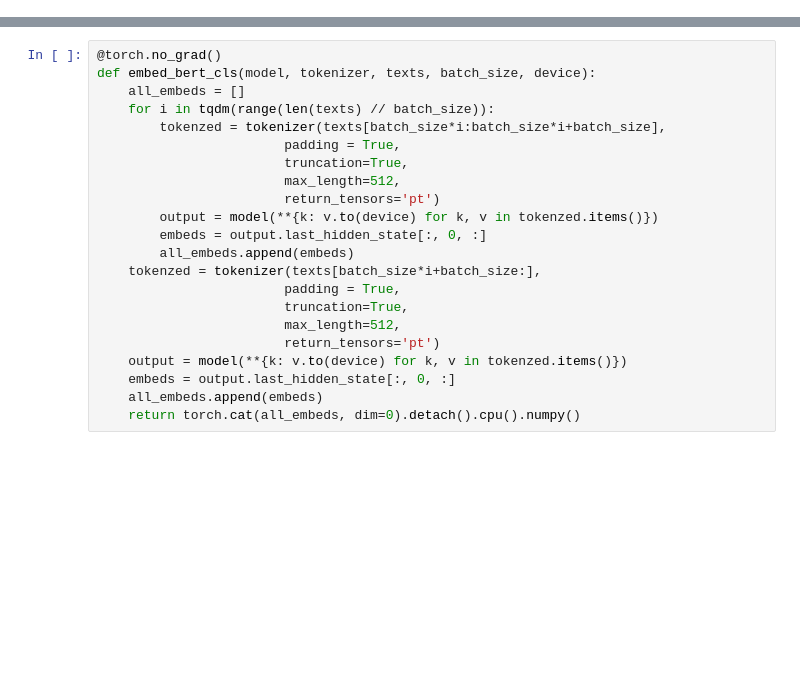
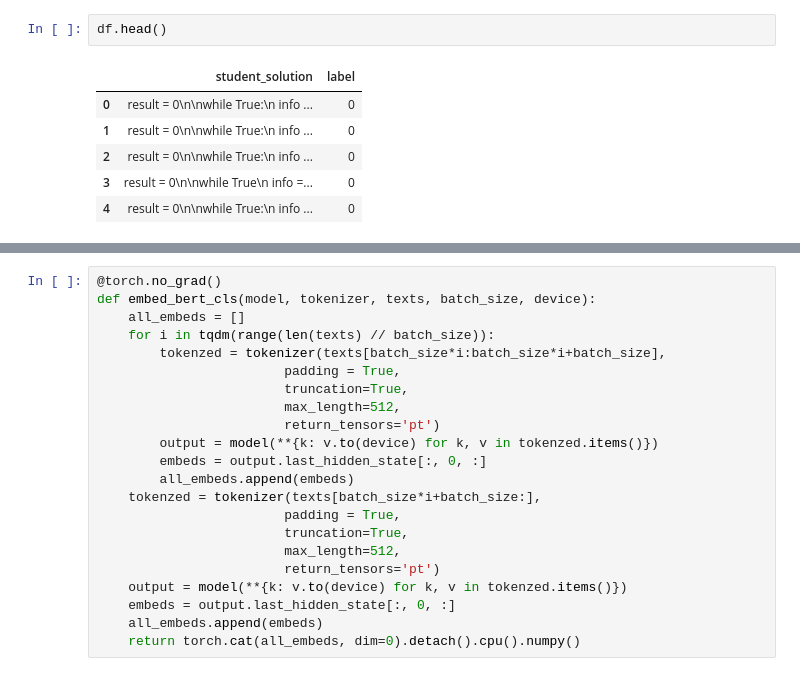
Before and after one commit to sheep-shaun/HSE-AI-Assistant-Hack, a Jupyter notebook: notebooks/ood_catboost.ipynb, the cells around one changed output, grey strips where cells are left out. Drawn from its saved outputs; the diff is of its cells as text; blank space fills up the shorter version.

```diff
--- a/notebooks/ood_catboost.ipynb
+++ b/notebooks/ood_catboost.ipynb
@@ -11,0 +22,9 @@ import matplotlib.pyplot as plt
+# %%
+df.head()
+# %% [output]
+|  | student_solution | label |
+| 0 | result = 0\n\nwhile True:\n info ... | 0 |
+| 1 | result = 0\n\nwhile True:\n info ... | 0 |
+| 2 | result = 0\n\nwhile True:\n info ... | 0 |
+| 3 | result = 0\n\nwhile True\n info =... | 0 |
+| 4 | result = 0\n\nwhile True:\n info ... | 0 |
```
Also changed, not shown: parts of 17 cells of this notebook.
